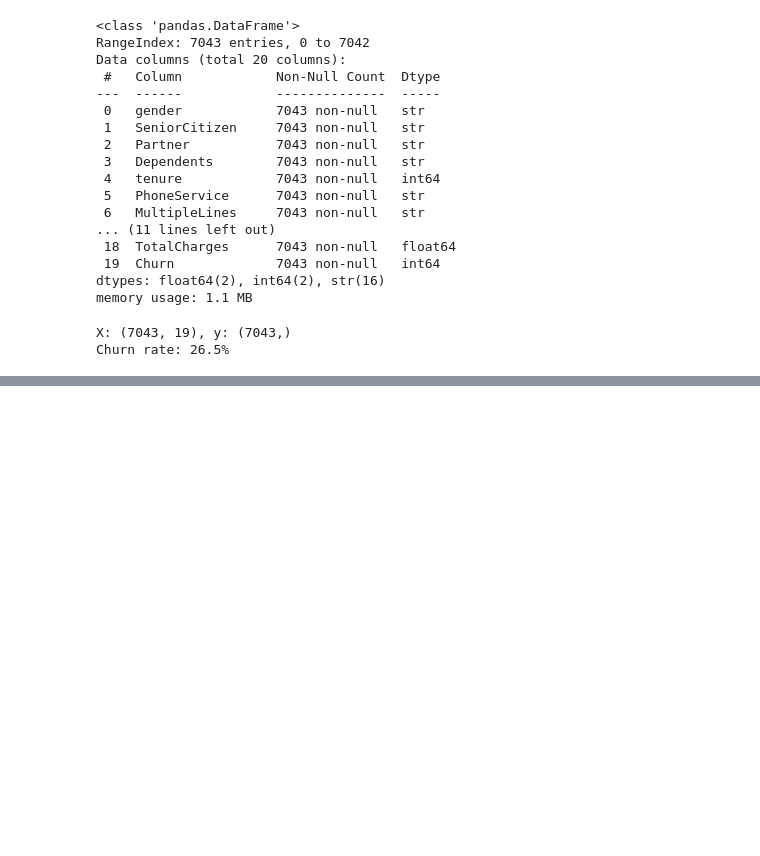
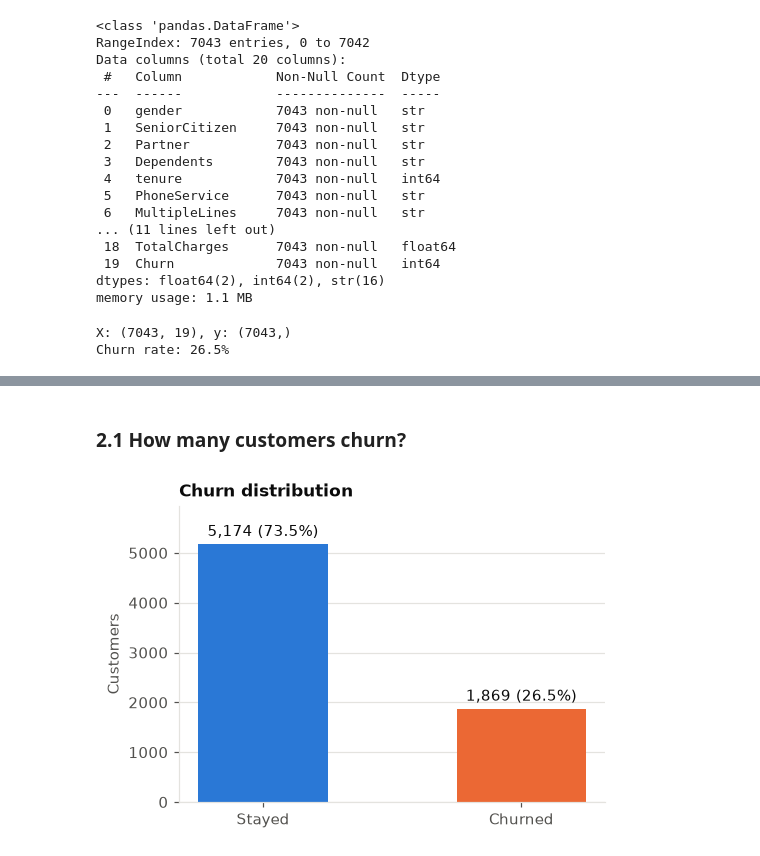
Before and after one commit to MuteMuty/telco-churn, a Jupyter notebook: notebooks/churn_analysis.ipynb, the cells around one changed output, grey strips where cells are left out. Cells and saved outputs as stored; diff of their text form; code cells hidden in the pictures; blank space fills up the shorter version.

Commit message:
Add exploratory analysis of churn drivers

```diff
--- a/notebooks/churn_analysis.ipynb
+++ b/notebooks/churn_analysis.ipynb
@@ -17,3 +13,26 @@ from telco_churn.data import TARGET, clean_data, load_raw_data, split_features_t
+# %%
+import matplotlib.pyplot as plt
+import pandas as pd
+
+from telco_churn.data import (
+    CATEGORICAL_COLUMNS,
+    NUMERIC_COLUMNS,
+    TARGET,
+    clean_data,
+    load_raw_data,
+    split_features_target,
+)
+from telco_churn.plots import (
+    churn_rate_gaps,
+    plot_churn_rate,
+    plot_churn_rate_gaps,
+    plot_churn_rate_grid,
+    plot_numeric_by_churn,
+    plot_target_distribution,
+    set_style,
+)
+
+set_style()
 # %% [markdown]
 ## 1. Loading and cleaning the data
 # %%
@@ -159,0 +183,7 @@ Churn rate: 26.5%
+# %% [markdown]
+### 2.1 How many customers churn?
+# %%
+plot_target_distribution(y)
+plt.show()
+# %% [output]
+[figure, added]
```
Also changed, not shown: parts of 17 cells of this notebook, 1 other file.
